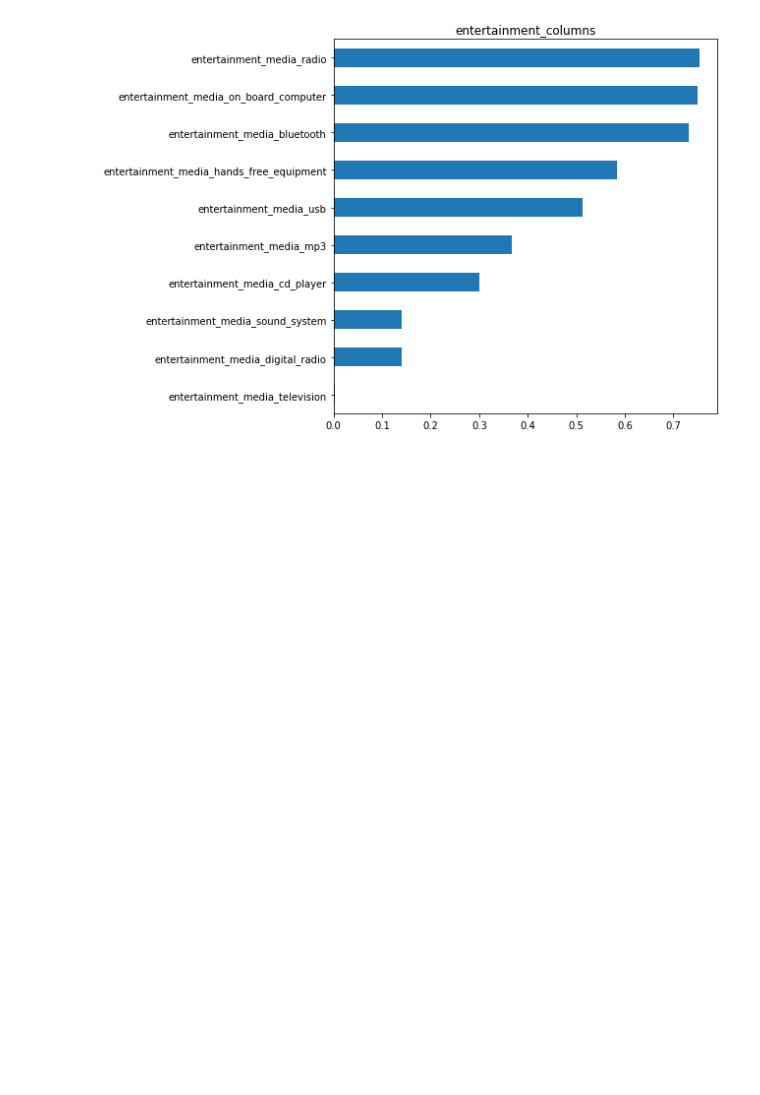
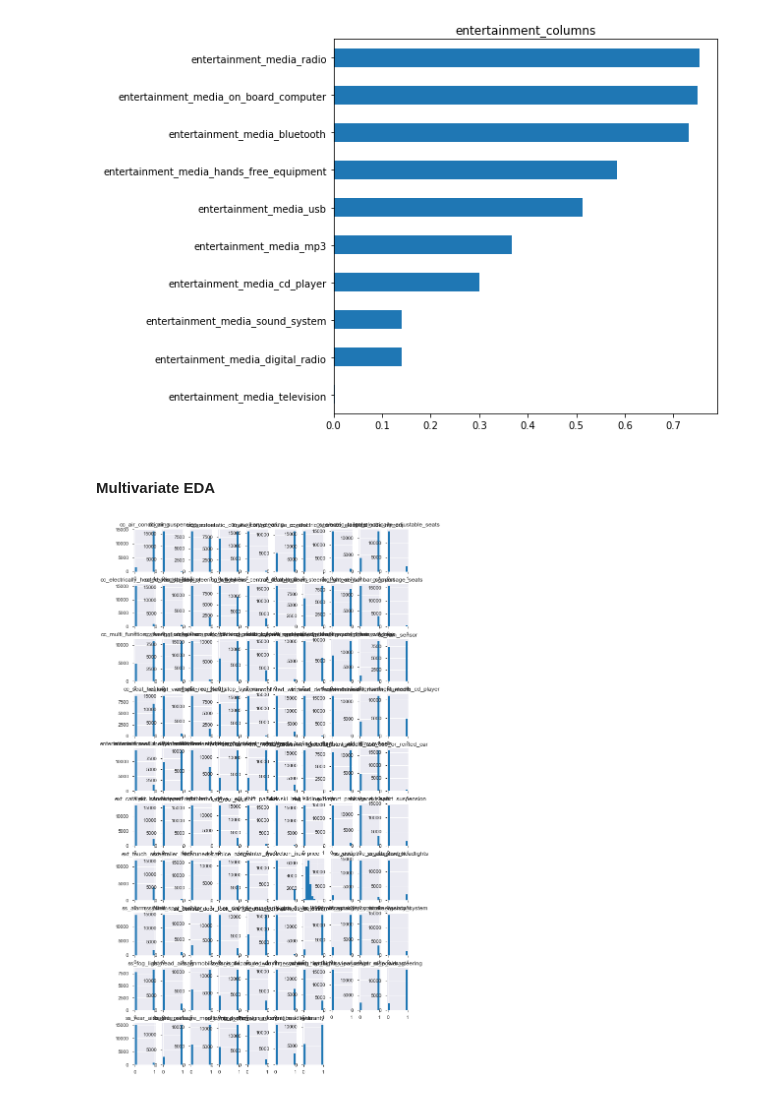
Before and after one commit to kaymal/price-prediction, a Jupyter notebook: trgt/EDA-t.ipynb, the cells around one changed output. Drawn from its saved outputs; the diff is of its cells as text; code cells hidden in the pictures; blank space fills up the shorter version.

```diff
--- a/trgt/EDA-t.ipynb
+++ b/trgt/EDA-t.ipynb
@@ -615,3 +469,15 @@ for i in dummy_prefixes:
 [figure]
 [figure]
 [figure]
+# %% [markdown]
+#### Multivariate EDA
+# %%
+df.select_dtypes(include=['integer']).hist(figsize=(10,20))
+plt.show()
+
+##### Get_dummies ile olusturulan sutunlari filtrelemek icin daha iyi bir isimlendirmeye ihtiyac var.
+##### Ornegin column name'in "_" ile baslamasi
+
+##### Kendi aramizda dummy sutunlar icin isimlendirme standardizasyonu >>> Tam isim mi, kisalma mi?
+# %% [output]
+[figure, added]
```
Also changed, not shown: parts of 54 cells of this notebook.
